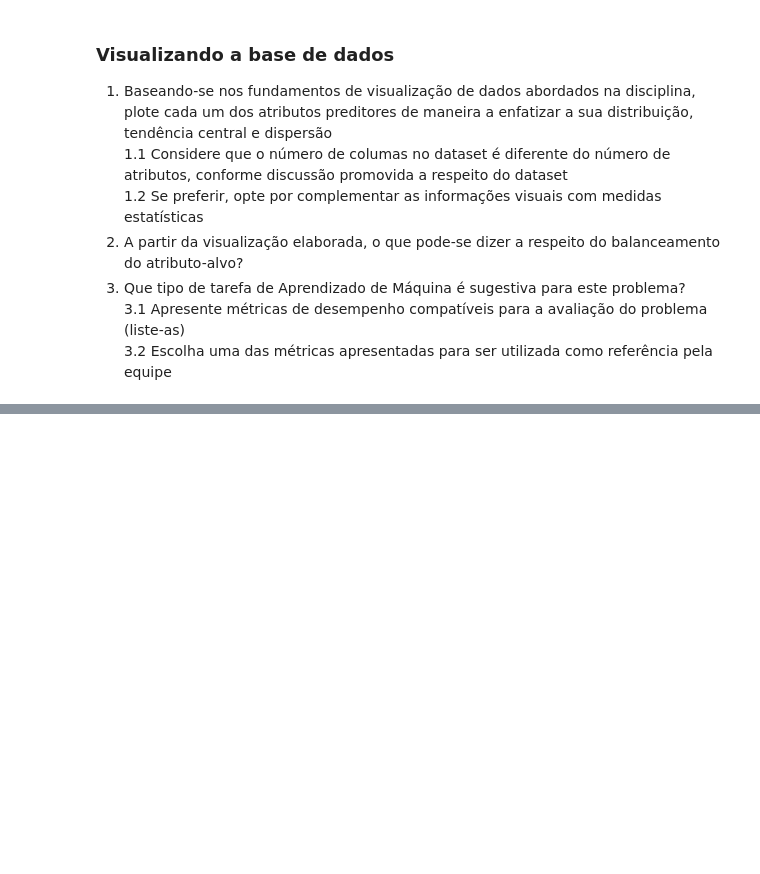
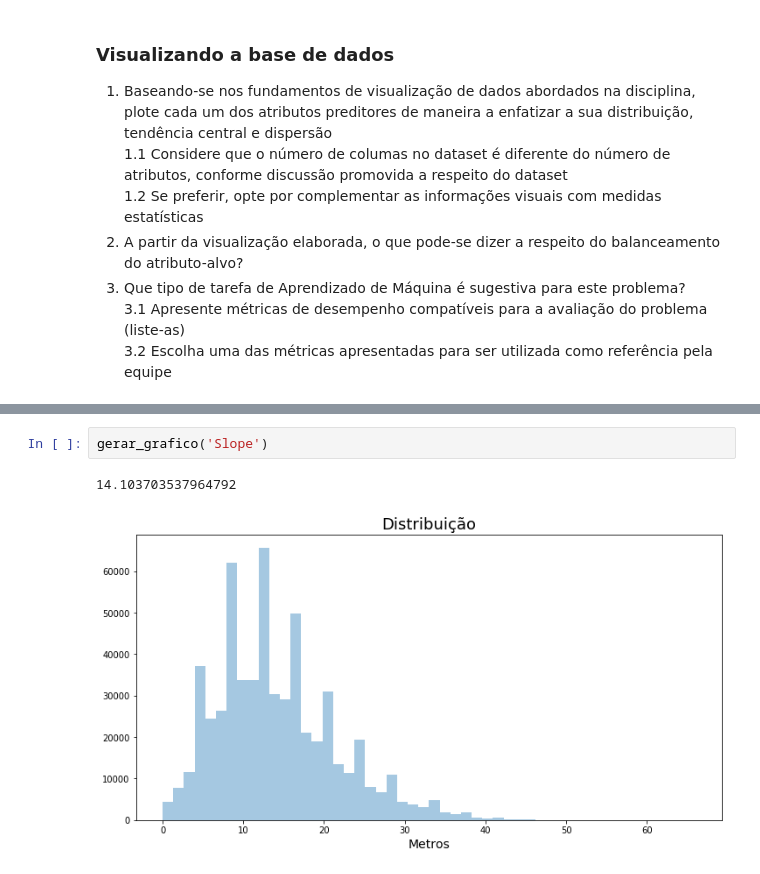
Before and after one commit to elloa-uea/projeto-pratico-3-ao-infinito-e-so, a Jupyter notebook: notebooks/PP3.2 - Conhecendo o Conjunto de Dados.ipynb, the cells around one changed output, grey strips where cells are left out. Cells and saved outputs as stored; diff of their text form; blank space fills up the shorter version.

```diff
--- a/notebooks/PP3.2 - Conhecendo o Conjunto de Dados.ipynb
+++ b/notebooks/PP3.2 - Conhecendo o Conjunto de Dados.ipynb
@@ -146,0 +180,5 @@ memory usage: 243.8 MB
+# %%
+gerar_grafico('Slope')
+# %% [output]
+14.103703537964792
+[figure, added]
```
Also changed, not shown: parts of 13 cells of this notebook.
